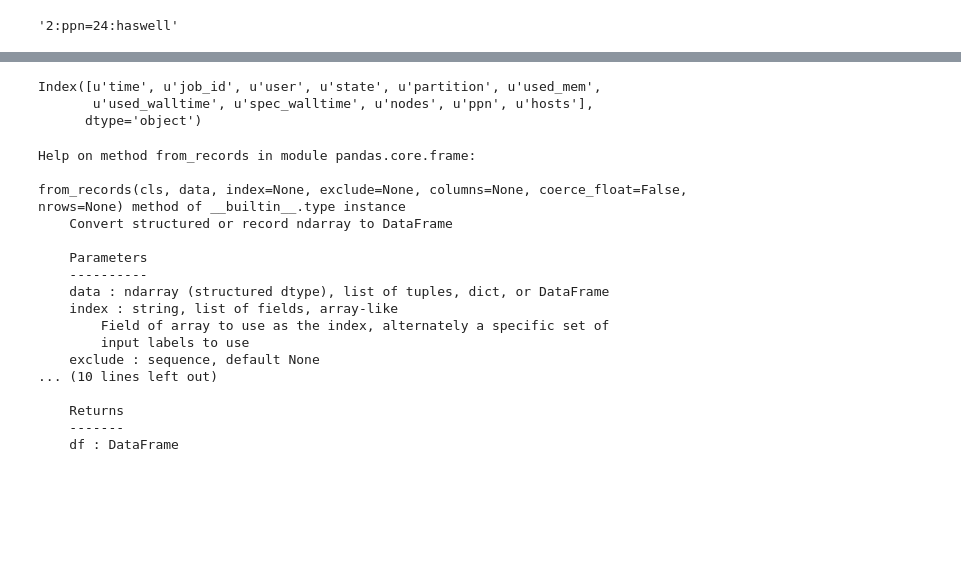
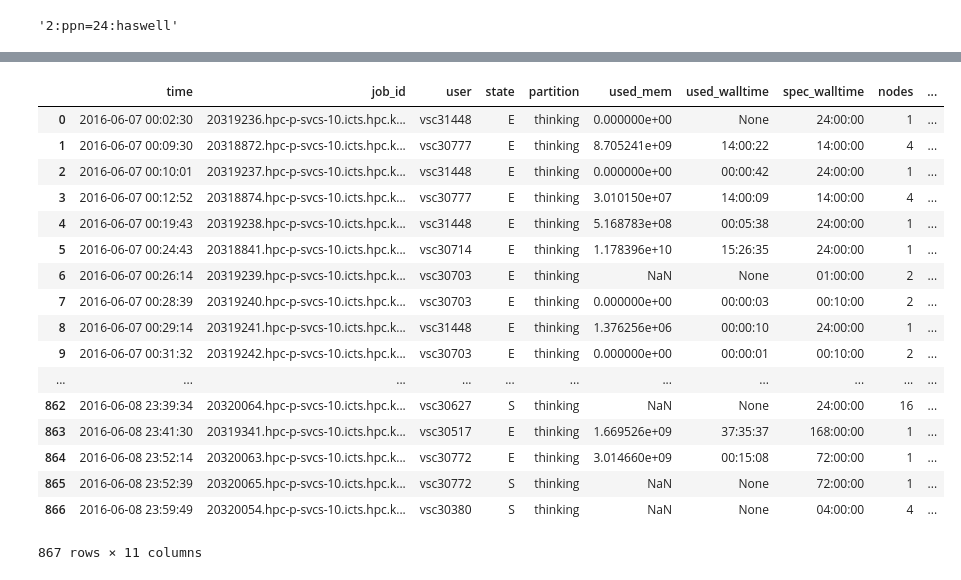
Before and after one commit to gjbex/vsc-tools-lib, a Jupyter notebook: lib/log_test.ipynb, the cells around one changed output, grey strips where cells are left out. Drawn from its saved outputs; the diff is of its cells as text; code cells hidden in the pictures; blank space fills up the shorter version.

```diff
--- a/lib/log_test.ipynb
+++ b/lib/log_test.ipynb
@@ -91,2 +91,2 @@ from vsc.pbs.job_analyzer import jobs_to_dataframes
 # %%
-df = jobs_to_dataframes(log_parser.jobs)
+df_jobs, df_hosts = jobs_to_dataframes(log_parser.jobs)
@@ -114,6 +92,0 @@ df
-# %%
-df.columns
-# %% [output]
-Index([u'time', u'job_id', u'user', u'state', u'partition', u'used_mem',
-       u'used_walltime', u'spec_walltime', u'nodes', u'ppn', u'hosts'],
-      dtype='object')
@@ -122,20 +93,21 @@ import pandas as pd
-# %%
-help(pd.DataFrame.from_records)
-# %% [output]
-Help on method from_records in module pandas.core.frame:
-
-from_records(cls, data, index=None, exclude=None, columns=None, coerce_float=False, nrows=None) method of __builtin__.type instance
-    Convert structured or record ndarray to DataFrame
-
-    Parameters
-    ----------
-    data : ndarray (structured dtype), list of tuples, dict, or DataFrame
-    index : string, list of fields, array-like
-        Field of array to use as the index, alternately a specific set of
-        input labels to use
-    exclude : sequence, default None
-... (10 lines left out)
-
-    Returns
-    -------
-    df : DataFrame
+# %%
+df_jobs
+# %% [output]
+|  | time | job_id | user | state | partition | used_mem | used_walltime | spec_walltime | nodes | ... |
+| 0 | 2016-06-07 00:02:30 | 20319236.hpc-p-svcs-10.icts.hpc.k... | vsc31448 | E | thinking | 0.000000e+00 | None | 24:00:00 | 1 | ... |
+| 1 | 2016-06-07 00:09:30 | 20318872.hpc-p-svcs-10.icts.hpc.k... | vsc30777 | E | thinking | 8.705241e+09 | 14:00:22 | 14:00:00 | 4 | ... |
+| 2 | 2016-06-07 00:10:01 | 20319237.hpc-p-svcs-10.icts.hpc.k... | vsc31448 | E | thinking | 0.000000e+00 | 00:00:42 | 24:00:00 | 1 | ... |
+| 3 | 2016-06-07 00:12:52 | 20318874.hpc-p-svcs-10.icts.hpc.k... | vsc30777 | E | thinking | 3.010150e+07 | 14:00:09 | 14:00:00 | 4 | ... |
+| 4 | 2016-06-07 00:19:43 | 20319238.hpc-p-svcs-10.icts.hpc.k... | vsc31448 | E | thinking | 5.168783e+08 | 00:05:38 | 24:00:00 | 1 | ... |
+| 5 | 2016-06-07 00:24:43 | 20318841.hpc-p-svcs-10.icts.hpc.k... | vsc30714 | E | thinking | 1.178396e+10 | 15:26:35 | 24:00:00 | 1 | ... |
+| 6 | 2016-06-07 00:26:14 | 20319239.hpc-p-svcs-10.icts.hpc.k... | vsc30703 | E | thinking | NaN | None | 01:00:00 | 2 | ... |
+| 7 | 2016-06-07 00:28:39 | 20319240.hpc-p-svcs-10.icts.hpc.k... | vsc30703 | E | thinking | 0.000000e+00 | 00:00:03 | 00:10:00 | 2 | ... |
+| 8 | 2016-06-07 00:29:14 | 20319241.hpc-p-svcs-10.icts.hpc.k... | vsc31448 | E | thinking | 1.376256e+06 | 00:00:10 | 24:00:00 | 1 | ... |
+| 9 | 2016-06-07 00:31:32 | 20319242.hpc-p-svcs-10.icts.hpc.k... | vsc30703 | E | thinking | 0.000000e+00 | 00:00:01 | 00:10:00 | 2 | ... |
+| ... | ... | ... | ... | ... | ... | ... | ... | ... | ... | ... |
+| 862 | 2016-06-08 23:39:34 | 20320064.hpc-p-svcs-10.icts.hpc.k... | vsc30627 | S | thinking | NaN | None | 24:00:00 | 16 | ... |
+| 863 | 2016-06-08 23:41:30 | 20319341.hpc-p-svcs-10.icts.hpc.k... | vsc30517 | E | thinking | 1.669526e+09 | 37:35:37 | 168:00:00 | 1 | ... |
+| 864 | 2016-06-08 23:52:14 | 20320063.hpc-p-svcs-10.icts.hpc.k... | vsc30772 | E | thinking | 3.014660e+09 | 00:15:08 | 72:00:00 | 1 | ... |
+| 865 | 2016-06-08 23:52:39 | 20320065.hpc-p-svcs-10.icts.hpc.k... | vsc30772 | S | thinking | NaN | None | 72:00:00 | 1 | ... |
+| 866 | 2016-06-08 23:59:49 | 20320054.hpc-p-svcs-10.icts.hpc.k... | vsc30380 | S | thinking | NaN | None | 04:00:00 | 4 | ... |
+867 rows × 11 columns
```
Also changed, not shown: parts of 9 cells of this notebook.
